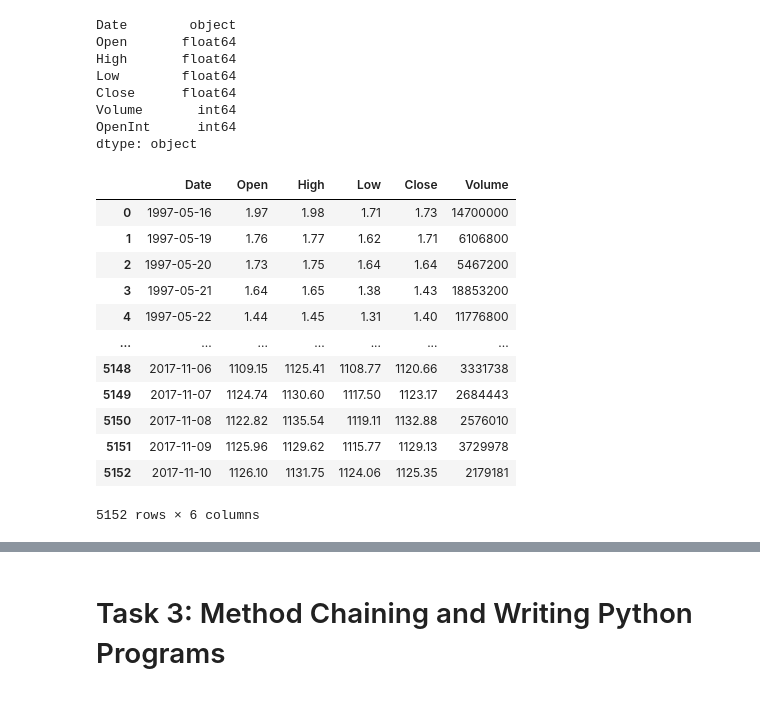
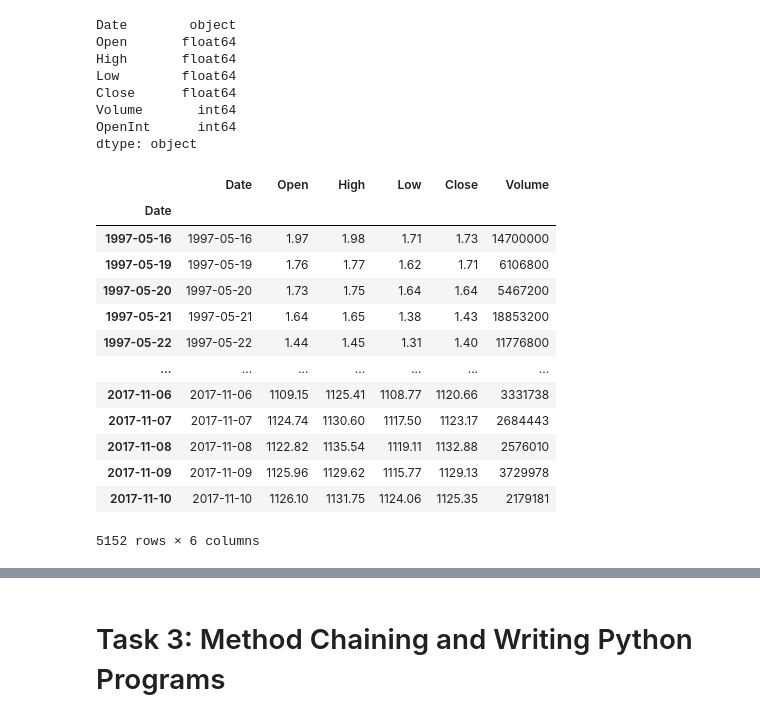
Before and after one commit to ubco-W2021T1-data301/project-group21-project, a Jupyter notebook: notebooks/analysis2.ipynb, the cells around one changed output, grey strips where cells are left out. Saved outputs shown, nothing was run; the diff lists cells and outputs as text; code cells hidden in the pictures.

Commit message:
Created analysis2_amzn_rsi

```diff
--- a/notebooks/analysis2.ipynb
+++ b/notebooks/analysis2.ipynb
@@ -142,19 +142,21 @@ dtype: object
 # %%
 amzn_cleaned = amzn[amzn['Volume'].between(1, 1.043288e+08)] #Removing outliers/ incorrect entries.
 amzn_cleaned = amzn_cleaned.drop(['OpenInt'], axis=1) #Dropping OpenInt as it provides no usefull data.
 amzn_cleaned['Date'] = pd.to_datetime(amzn_cleaned['Date']) #Changing the data from object type to DateTime type.
+amzn_cleaned.index = amzn_cleaned.Date
 amzn_cleaned
 # %% [output]
 |  | Date | Open | High | Low | Close | Volume |
-| 0 | 1997-05-16 | 1.97 | 1.98 | 1.71 | 1.73 | 14700000 |
-| 1 | 1997-05-19 | 1.76 | 1.77 | 1.62 | 1.71 | 6106800 |
-| 2 | 1997-05-20 | 1.73 | 1.75 | 1.64 | 1.64 | 5467200 |
-| 3 | 1997-05-21 | 1.64 | 1.65 | 1.38 | 1.43 | 18853200 |
-| 4 | 1997-05-22 | 1.44 | 1.45 | 1.31 | 1.40 | 11776800 |
+| Date |  |  |  |  |  |  |
+| 1997-05-16 | 1997-05-16 | 1.97 | 1.98 | 1.71 | 1.73 | 14700000 |
+| 1997-05-19 | 1997-05-19 | 1.76 | 1.77 | 1.62 | 1.71 | 6106800 |
+| 1997-05-20 | 1997-05-20 | 1.73 | 1.75 | 1.64 | 1.64 | 5467200 |
+| 1997-05-21 | 1997-05-21 | 1.64 | 1.65 | 1.38 | 1.43 | 18853200 |
+| 1997-05-22 | 1997-05-22 | 1.44 | 1.45 | 1.31 | 1.40 | 11776800 |
 | ... | ... | ... | ... | ... | ... | ... |
-| 5148 | 2017-11-06 | 1109.15 | 1125.41 | 1108.77 | 1120.66 | 3331738 |
-| 5149 | 2017-11-07 | 1124.74 | 1130.60 | 1117.50 | 1123.17 | 2684443 |
-| 5150 | 2017-11-08 | 1122.82 | 1135.54 | 1119.11 | 1132.88 | 2576010 |
-| 5151 | 2017-11-09 | 1125.96 | 1129.62 | 1115.77 | 1129.13 | 3729978 |
-| 5152 | 2017-11-10 | 1126.10 | 1131.75 | 1124.06 | 1125.35 | 2179181 |
+| 2017-11-06 | 2017-11-06 | 1109.15 | 1125.41 | 1108.77 | 1120.66 | 3331738 |
+| 2017-11-07 | 2017-11-07 | 1124.74 | 1130.60 | 1117.50 | 1123.17 | 2684443 |
+| 2017-11-08 | 2017-11-08 | 1122.82 | 1135.54 | 1119.11 | 1132.88 | 2576010 |
+| 2017-11-09 | 2017-11-09 | 1125.96 | 1129.62 | 1115.77 | 1129.13 | 3729978 |
+| 2017-11-10 | 2017-11-10 | 1126.10 | 1131.75 | 1124.06 | 1125.35 | 2179181 |
 5152 rows × 6 columns
```
Also changed, not shown: parts of 2 cells of this notebook, 4 other files.
